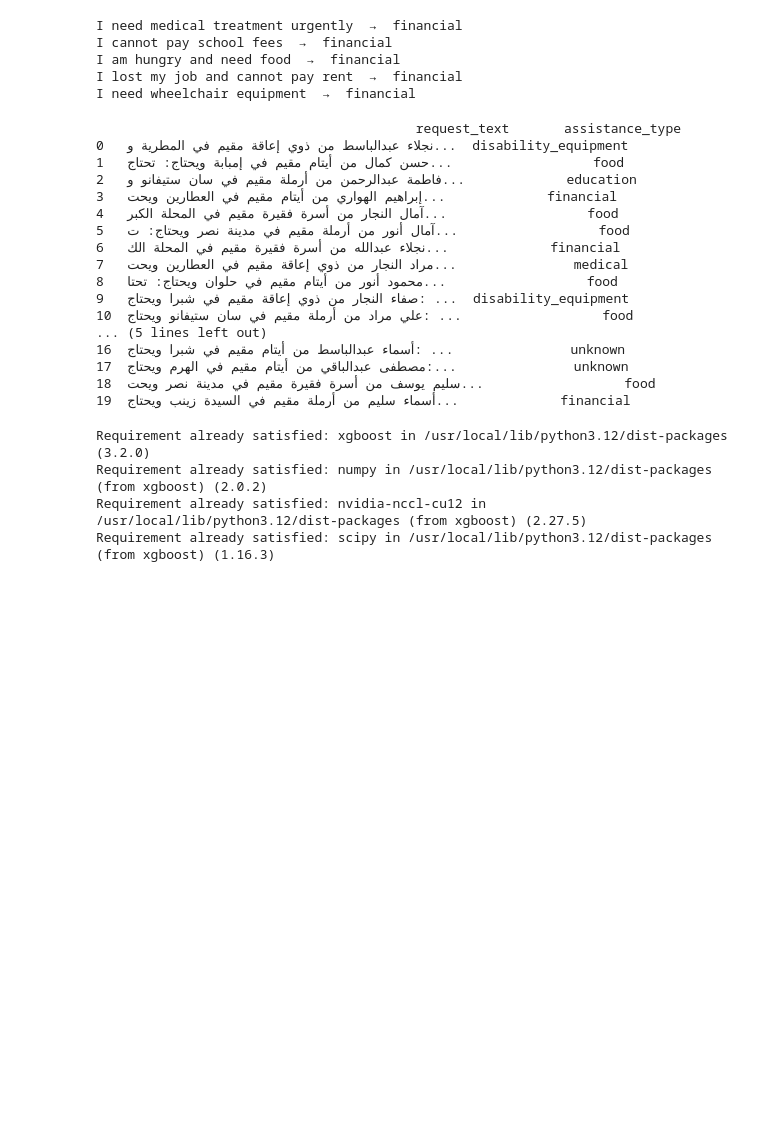
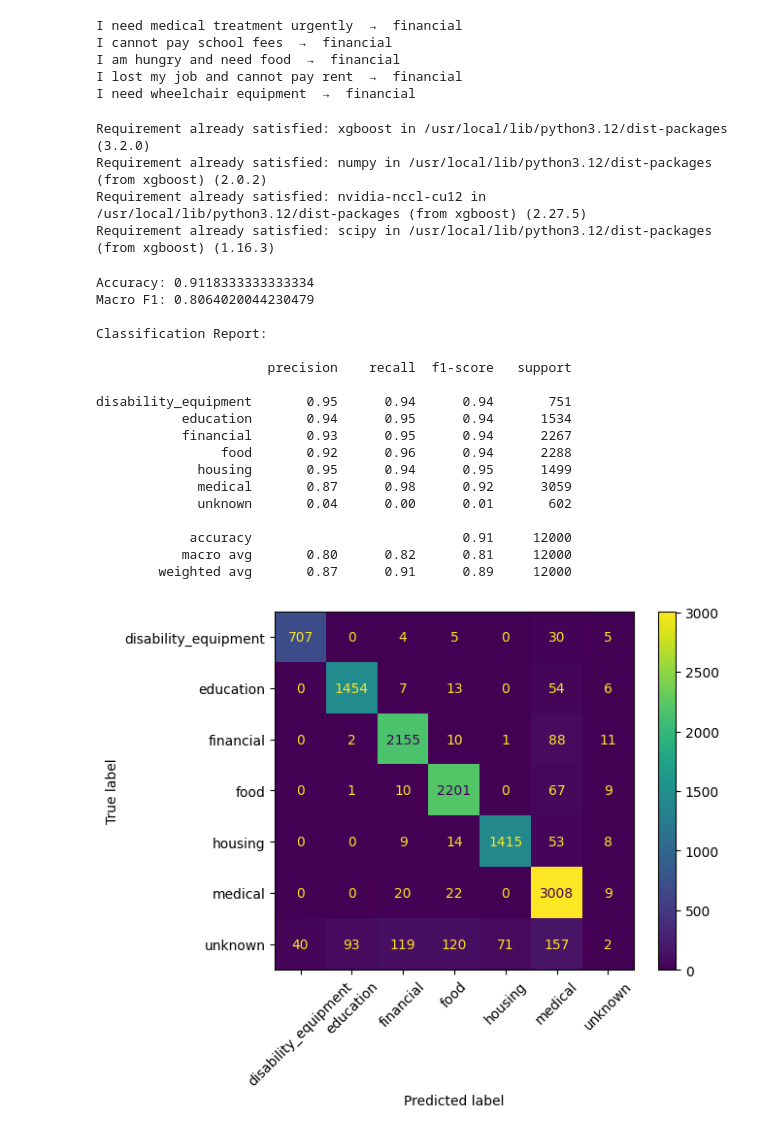
Before and after one commit to Alaa-f-Abdalaal/Machine-Projectss, a Jupyter notebook: assistance_type_model.ipynb, the cells around one changed output. Saved outputs shown, nothing was run; the diff lists cells and outputs as text; code cells hidden in the pictures; blank space fills up the shorter version.

```diff
--- a/assistance_type_model.ipynb
+++ b/assistance_type_model.ipynb
@@ -287,26 +287,6 @@ I cannot pay school fees  →  financial
 I am hungry and need food  →  financial
 I lost my job and cannot pay rent  →  financial
 I need wheelchair equipment  →  financial
-# %%
-print(df[['request_text','assistance_type']].head(20))
-# %% [output]
-                                         request_text       assistance_type
-0   نجلاء عبدالباسط من ذوي إعاقة مقيم في المطرية و...  disability_equipment
-1   حسن كمال من أيتام مقيم في إمبابة ويحتاج: تحتاج...                  food
-2   فاطمة عبدالرحمن من أرملة مقيم في سان ستيفانو و...             education
-3   إبراهيم الهواري من أيتام مقيم في العطارين ويحت...             financial
-4   آمال النجار من أسرة فقيرة مقيم في المحلة الكبر...                  food
-5   آمال أنور من أرملة مقيم في مدينة نصر ويحتاج: ت...                  food
-6   نجلاء عبدالله من أسرة فقيرة مقيم في المحلة الك...             financial
-7   مراد النجار من ذوي إعاقة مقيم في العطارين ويحت...               medical
-8   محمود أنور من أيتام مقيم في حلوان ويحتاج: تحتا...                  food
-9   صفاء النجار من ذوي إعاقة مقيم في شبرا ويحتاج: ...  disability_equipment
-10  علي مراد من أرملة مقيم في سان ستيفانو ويحتاج: ...                  food
-... (5 lines left out)
-16  أسماء عبدالباسط من أيتام مقيم في شبرا ويحتاج: ...               unknown
-17  مصطفى عبدالباقي من أيتام مقيم في الهرم ويحتاج:...               unknown
-18  سليم يوسف من أسرة فقيرة مقيم في مدينة نصر ويحت...                  food
-19  أسماء سليم من أرملة مقيم في السيدة زينب ويحتاج...             financial
 # %%
 !pip install xgboost
 # %% [output]
@@ -344,0 +317,49 @@ print(classification_report(
+# %%
+from sklearn.metrics import classification_report, accuracy_score, f1_score, confusion_matrix
+import matplotlib.pyplot as plt
+from sklearn.metrics import ConfusionMatrixDisplay
+
+# التنبؤ على بيانات الاختبار
+y_pred_xgb = xgb.predict(X_test_final)
+
+# التقييم
+print("Accuracy:", accuracy_score(y_test_enc, y_pred_xgb))
+print("Macro F1:", f1_score(y_test_enc, y_pred_xgb, average='macro'))
+
+print("\nClassification Report:\n")
+
+print(classification_report(
+    y_test_enc,
+    y_pred_xgb,
+    target_names=le.classes_
+))
+
+# رسم مصفوفة الارتباك
+ConfusionMatrixDisplay.from_predictions(
+    y_test_enc,
+    y_pred_xgb,
+    display_labels=le.classes_
+)
+
+plt.xticks(rotation=45)
+plt.show()
+# %% [output]
+Accuracy: 0.9118333333333334
+Macro F1: 0.8064020044230479
+
+Classification Report:
+
+                      precision    recall  f1-score   support
+
+disability_equipment       0.95      0.94      0.94       751
+           education       0.94      0.95      0.94      1534
+           financial       0.93      0.95      0.94      2267
+                food       0.92      0.96      0.94      2288
+             housing       0.95      0.94      0.95      1499
+             medical       0.87      0.98      0.92      3059
+             unknown       0.04      0.00      0.01       602
+
+            accuracy                           0.91     12000
+           macro avg       0.80      0.82      0.81     12000
+        weighted avg       0.87      0.91      0.89     12000
+[figure, added]
```
Also changed, not shown: parts of 5 cells of this notebook.
